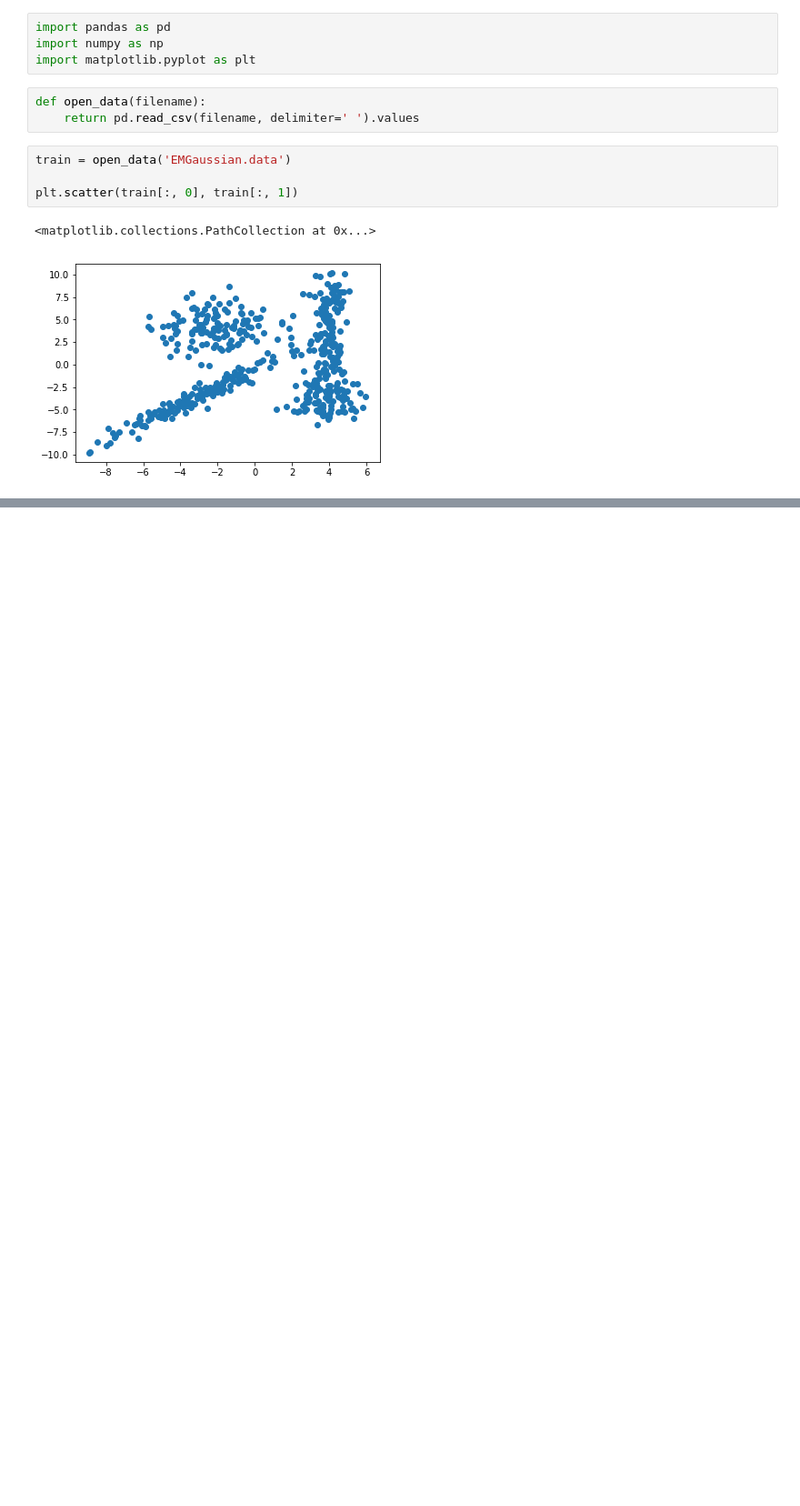
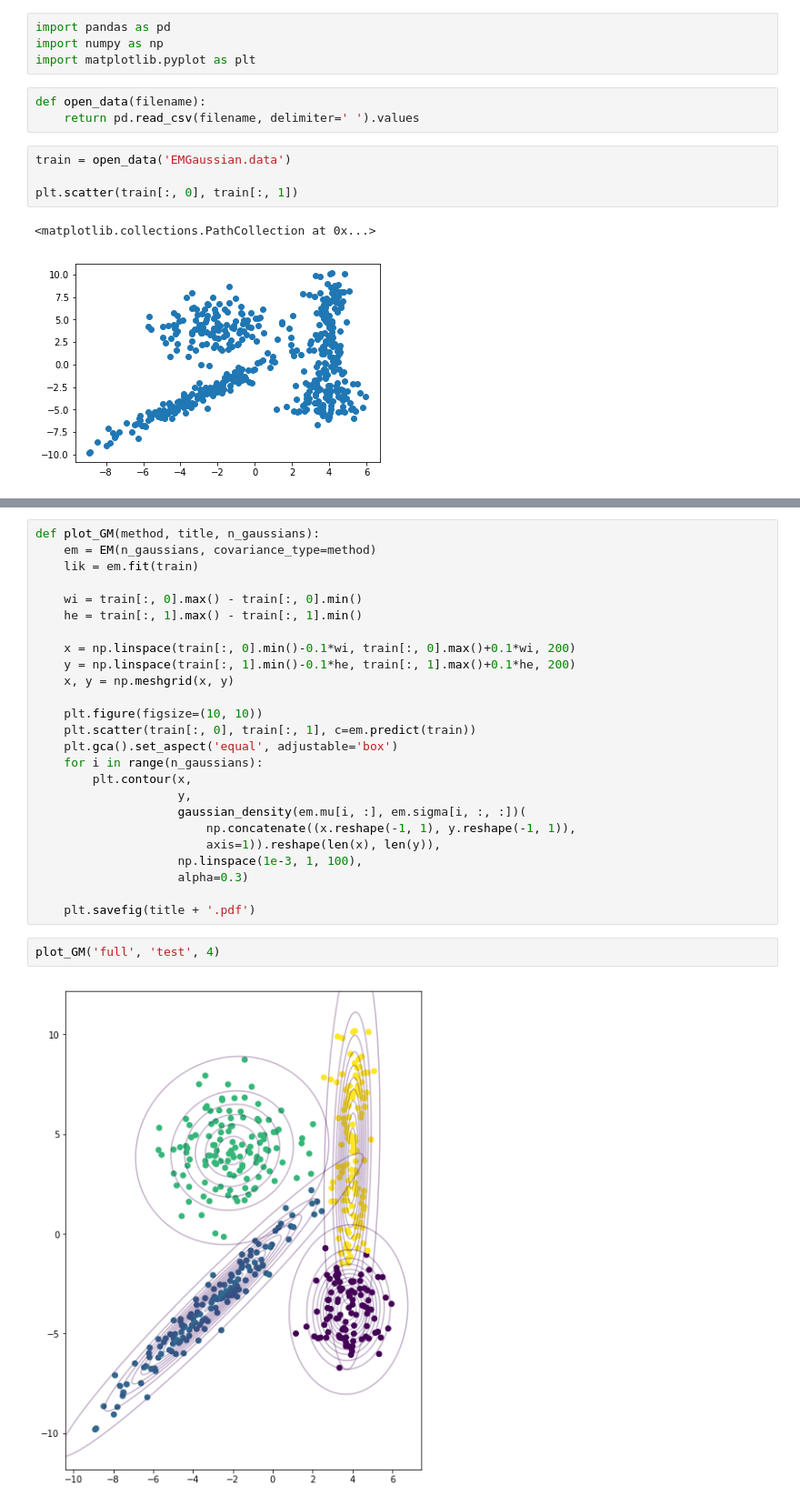
Before and after one commit to hugcis/Homeworks-PGM, a Jupyter notebook: Homework 2/Homework2.ipynb, the cells around one changed output, grey strips where cells are left out. Shown at 91% size. Drawn from its saved outputs; the diff is of its cells as text; blank space fills up the shorter version.

```diff
--- a/Homework 2/Homework2.ipynb
+++ b/Homework 2/Homework2.ipynb
@@ -42,0 +204,29 @@ plt.scatter(km.k_centers[0, :], km.k_centers[1, :], c='red', marker='+')
+# %%
+def plot_GM(method, title, n_gaussians):
+    em = EM(n_gaussians, covariance_type=method)
+    lik = em.fit(train)
+
+    wi = train[:, 0].max() - train[:, 0].min()
+    he = train[:, 1].max() - train[:, 1].min()
+
+    x = np.linspace(train[:, 0].min()-0.1*wi, train[:, 0].max()+0.1*wi, 200)
+    y = np.linspace(train[:, 1].min()-0.1*he, train[:, 1].max()+0.1*he, 200)
+    x, y = np.meshgrid(x, y)
+
+    plt.figure(figsize=(10, 10))
+    plt.scatter(train[:, 0], train[:, 1], c=em.predict(train))
+    plt.gca().set_aspect('equal', adjustable='box')
+    for i in range(n_gaussians):
+        plt.contour(x,
+                    y,
+                    gaussian_density(em.mu[i, :], em.sigma[i, :, :])(
+                        np.concatenate((x.reshape(-1, 1), y.reshape(-1, 1)),
+                        axis=1)).reshape(len(x), len(y)),
+                    np.linspace(1e-3, 1, 100),
+                    alpha=0.3)
+
+    plt.savefig(title + '.pdf')
+# %%
+plot_GM('full', 'test', 4)
+# %% [output]
+[figure, added]
```
Also changed, not shown: parts of 13 cells of this notebook, 7 other files.
